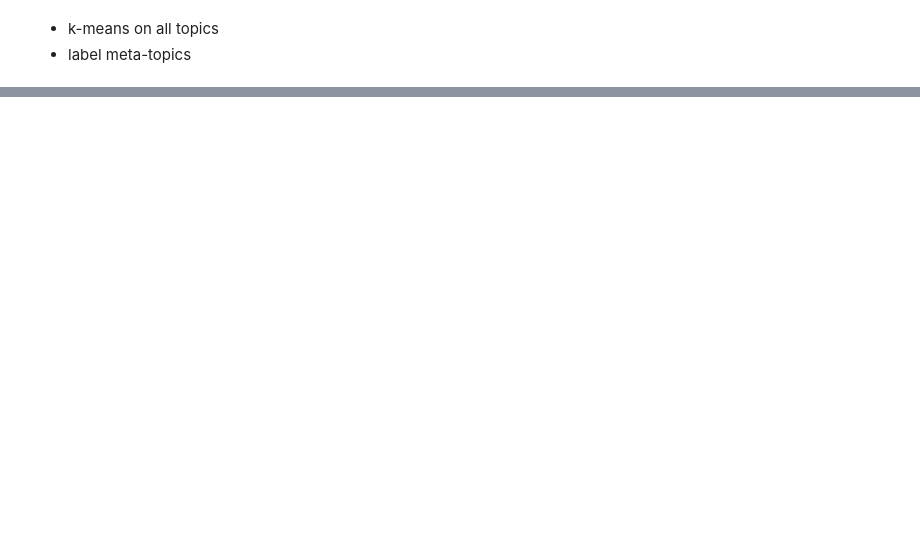
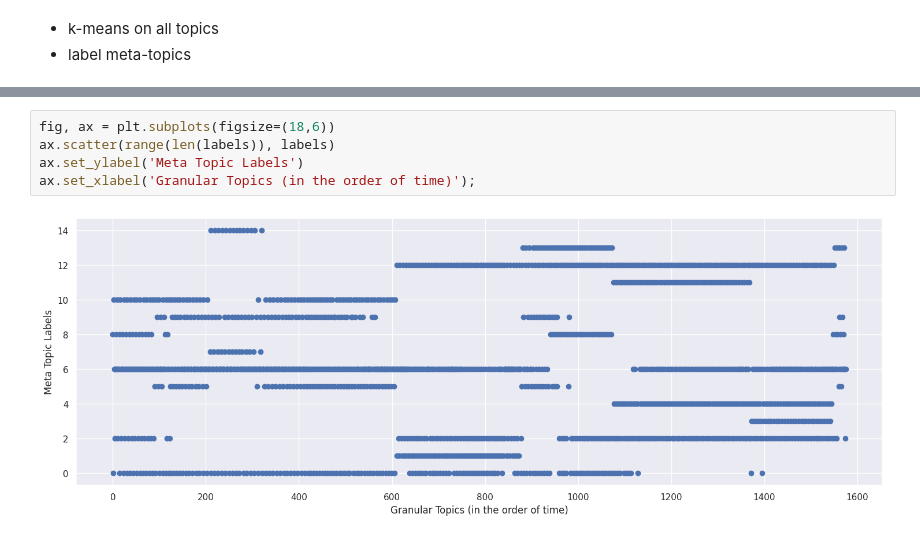
Before and after one commit to hmamaysky/Energy, a Jupyter notebook: OutOfSample/louvain_rolling.ipynb, the cells around one changed output, grey strips where cells are left out. Drawn from its saved outputs; the diff is of its cells as text; blank space fills up the shorter version.

```diff
--- a/OutOfSample/louvain_rolling.ipynb
+++ b/OutOfSample/louvain_rolling.ipynb
@@ -155,0 +193,7 @@ ax.legend();
+# %%
+fig, ax = plt.subplots(figsize=(18,6))
+ax.scatter(range(len(labels)), labels)
+ax.set_ylabel('Meta Topic Labels')
+ax.set_xlabel('Granular Topics (in the order of time)');
+# %% [output]
+[figure, added]
```
Also changed, not shown: parts of 12 cells of this notebook.
